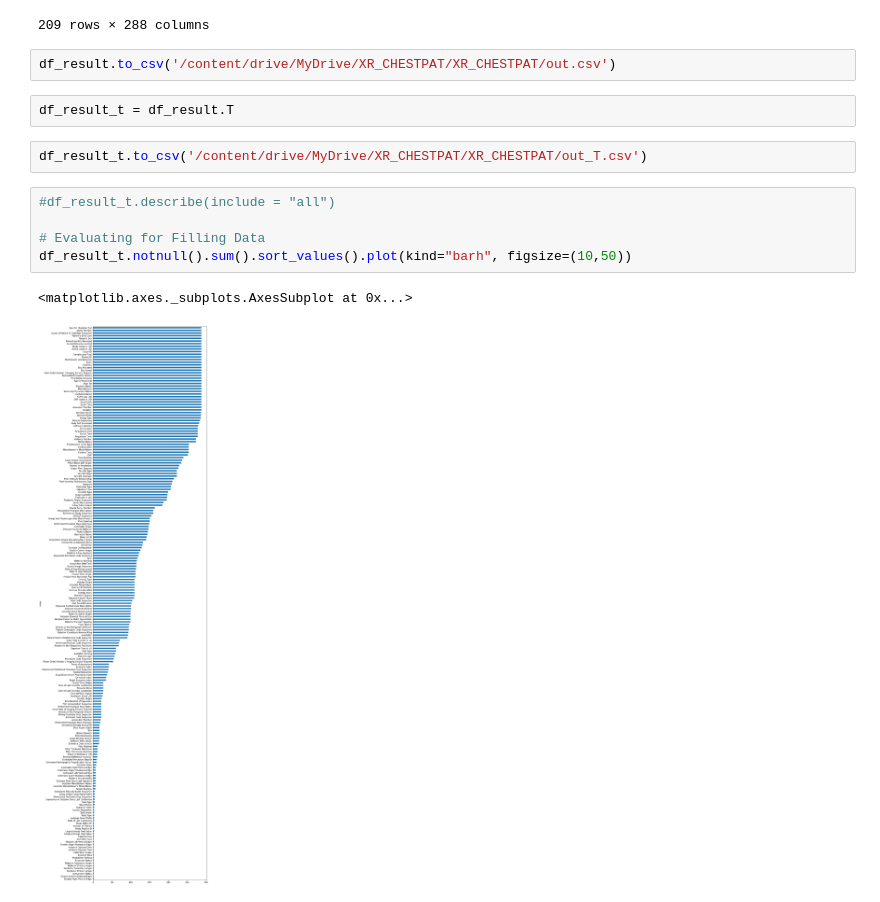
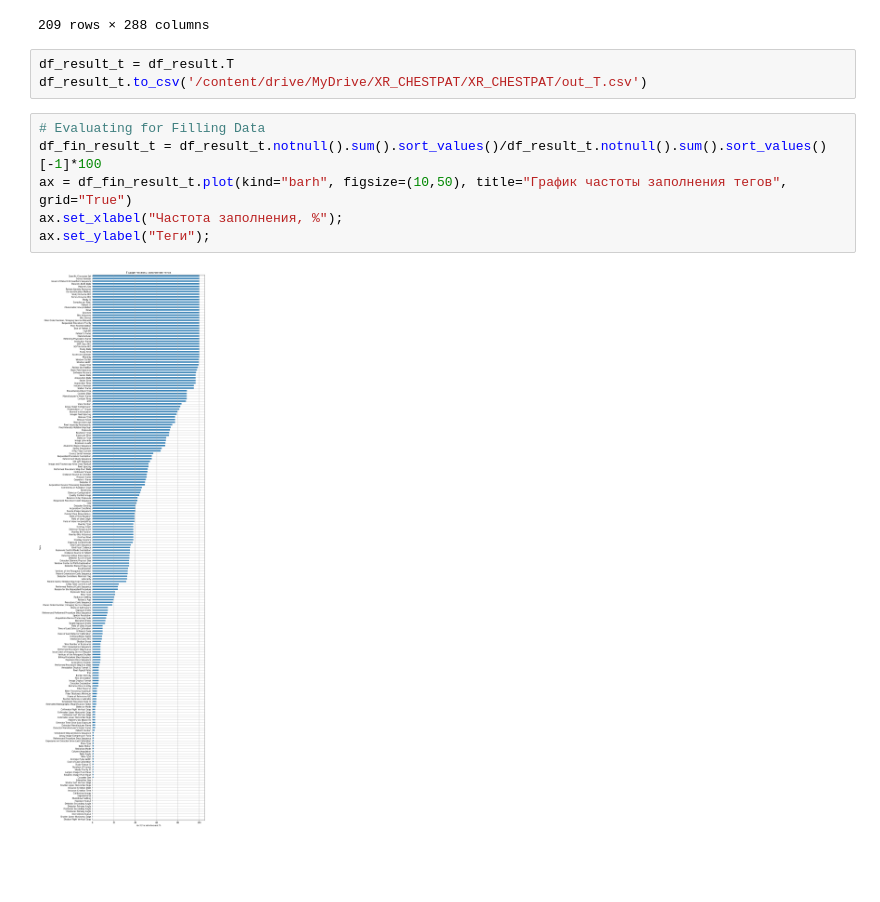
Before and after one commit to ilevad/dicom, a Jupyter notebook: Analysis_of_DCM_Tag_Filling.ipynb, the cells around one changed output. Saved outputs shown, nothing was run; the diff lists cells and outputs as text; blank space fills up the shorter version.

```diff
--- a/Analysis_of_DCM_Tag_Filling.ipynb
+++ b/Analysis_of_DCM_Tag_Filling.ipynb
@@ -109,16 +117,13 @@ df_result
 | Plate Type | NaN | NaN | NaN | NaN | ... |
 209 rows × 288 columns
 # %%
-df_result.to_csv('/content/drive/MyDrive/XR_CHESTPAT/XR_CHESTPAT/out.csv')
+df_result_t = df_result.T
+df_result_t.to_csv('/content/drive/MyDrive/XR_CHESTPAT/XR_CHESTPAT/out_T.csv')
-# %%
-df_result_t = df_result.T
-# %%
-df_result_t.to_csv('/content/drive/MyDrive/XR_CHESTPAT/XR_CHESTPAT/out_T.csv')
 # %%
-#df_result_t.describe(include = "all")
-
 # Evaluating for Filling Data
-df_result_t.notnull().sum().sort_values().plot(kind="barh", figsize=(10,50))
+df_fin_result_t = df_result_t.notnull().sum().sort_values()/df_result_t.notnull().sum().sort_values()[-1]*100
+ax = df_fin_result_t.plot(kind="barh", figsize=(10,50), title="График частоты заполнения тегов", grid="True")
+ax.set_xlabel("Частота заполнения, %");
+ax.set_ylabel("Теги");
 # %% [output]
-<matplotlib.axes._subplots.AxesSubplot at 0x...>
-[figure, old version]
+[figure, new version]
```
Also changed, not shown: parts of 2 cells of this notebook.
